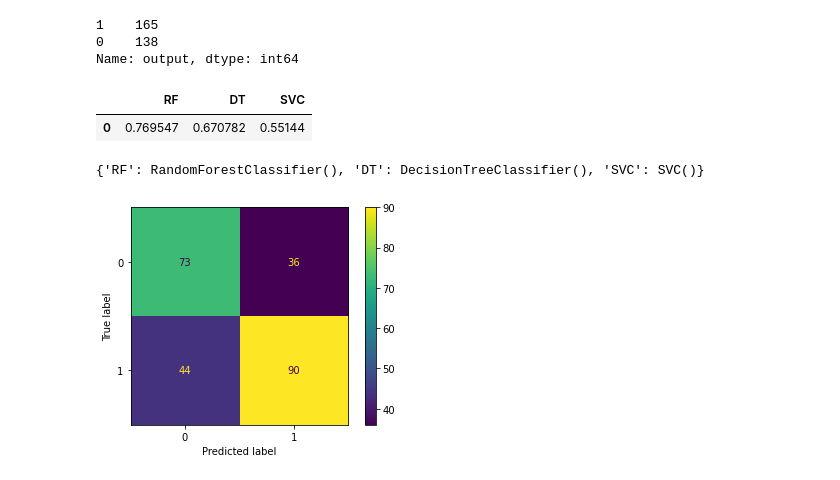
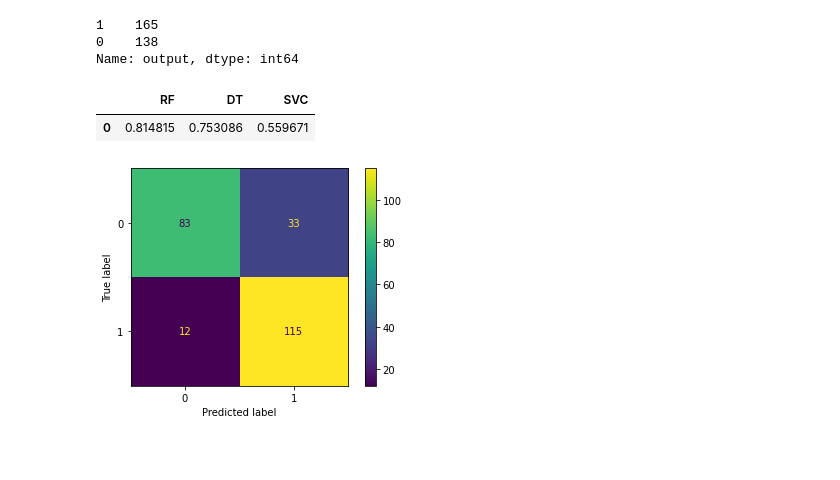
Before and after one commit to sunil3092/DBSEdu, a Jupyter notebook: Machine Learning and Pattern Recognisation/CA/CA_2 - 60per/question1_alt.ipynb, the cells around one changed output. Drawn from its saved outputs; the diff is of its cells as text; code cells hidden in the pictures; blank space fills up the shorter version.

```diff
--- a/Machine Learning and Pattern Recognisation/CA/CA_2 - 60per/question1_alt.ipynb
+++ b/Machine Learning and Pattern Recognisation/CA/CA_2 - 60per/question1_alt.ipynb
@@ -83,20 +85,29 @@ clfs = {
     "SVC" : SVC()
 }
 # %%
-clf_acc_r1 = {}
-clf_store_r1 = {}
-clf_y_test_r1 = {}
-clf_y_preds_r1 = {}
-for key in clfs:
-        for i in range(100):
+# Method to Run Iterations
+clf_acc = {}
+clf_store = {}
+clf_y_test = {}
+clf_y_preds = {}
+ens_bg_clf = False
+ens_bo_clf = False
+def run_models(X, y , split_size, mc_run_limit, ens_bg_clf, ens_bo_clf):
+    for key in clfs:
+        for i in range(mc_run_limit):
                 clf = clfs[key]
-                X_train, X_test, y_train, y_test = train_test_split(X, y, train_size = 0.2)
-                dt = clf.fit(X_train,y_train)
+                X_train, X_test, y_train, y_test = train_test_split(X, y, train_size = split_size)
+                if ens_bg_clf:
+                    dt = BaggingClassifier(base_estimator = clf, n_estimators = i, max_samples = 0.8, max_features= 0.8)
+                elif ens_bo_clf:
+                    dt = AdaBoostClassifier(base_estimator = clf, n_estimators = i)
+                else:
+                    dt = clf.fit(X_train,y_train)
                 y_preds = clf.predict(X_test)
                 actual = y_test
                 predicted = y_preds
                 accuracy = accuracy_score(actual, predicted)
-        clf_acc_r1[key] = accuracy
-        clf_store_r1[key] = dt
-        clf_y_test_r1[key] = y_test
-        clf_y_preds_r1[key] = y_preds
+        clf_acc[key] = accuracy
+        clf_store[key] = dt
+        clf_y_test[key] = y_test
+        clf_y_preds[key] = y_preds
@@ -103,13 +118,9 @@ for key in clfs:
 # %%
-pd.DataFrame([clf_acc_r1])
+pd.DataFrame([clf_acc])
 # %% [output]
 |  | RF | DT | SVC |
-| 0 | 0.769547 | 0.670782 | 0.55144 |
+| 0 | 0.814815 | 0.753086 | 0.559671 |
-# %%
-clf_store_r1
-# %% [output]
-{'RF': RandomForestClassifier(), 'DT': DecisionTreeClassifier(), 'SVC': SVC()}
 # %%
-ConfusionMatrixDisplay.from_predictions(y_true = clf_y_test_r1["DT"], y_pred= clf_y_preds_r1["DT"]);
+ConfusionMatrixDisplay.from_predictions(y_true = clf_y_test["RF"], y_pred= clf_y_preds["RF"]);
 # %% [output]
-[figure, old version]
+[figure, new version]
```
Also changed, not shown: parts of 15 cells of this notebook.
